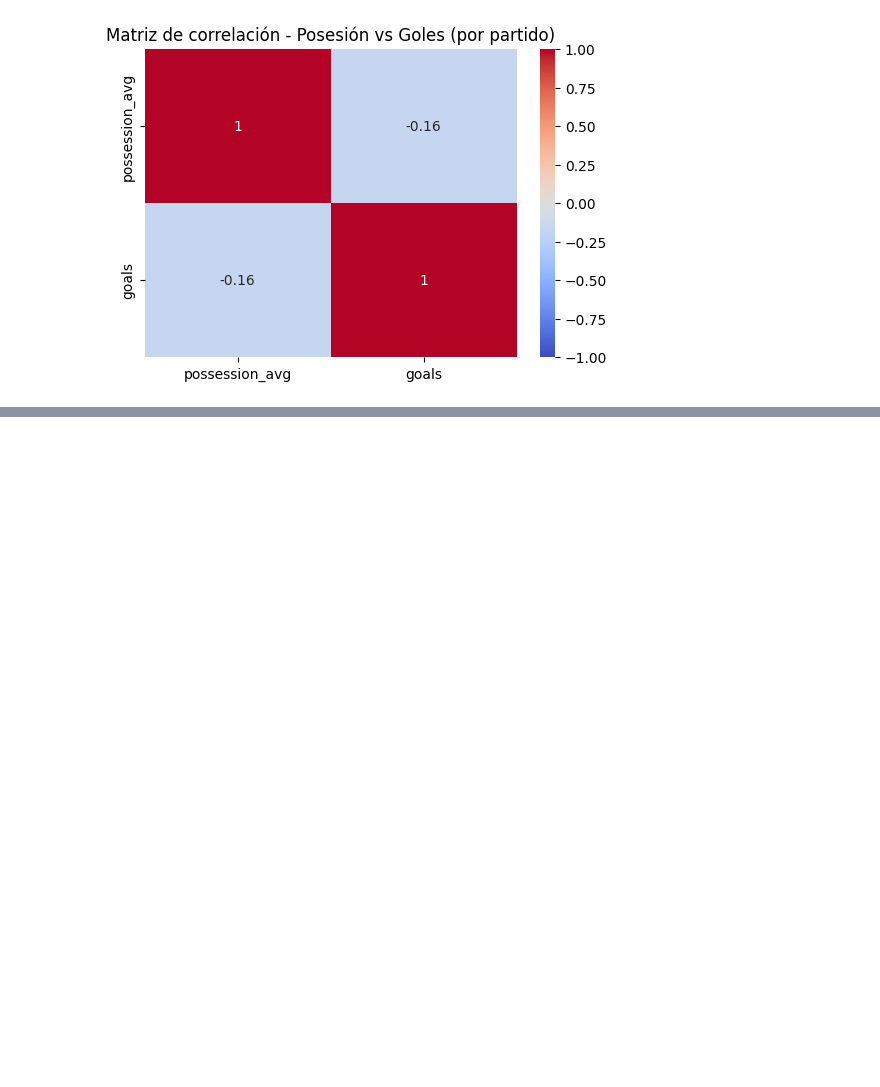
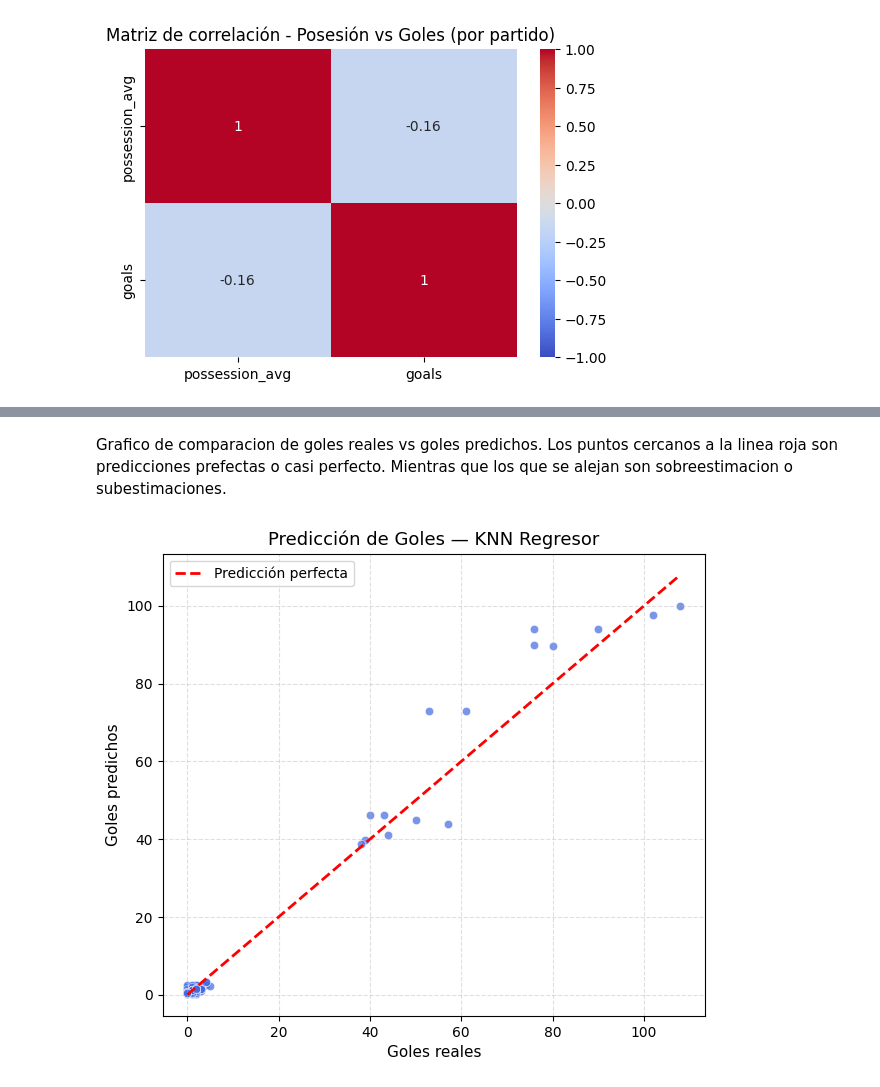
Before and after one commit to VainstubTomas/Aprendizaje_Automatico_Grandes_Datos, a Jupyter notebook: main.ipynb, the cells around one changed output, grey strips where cells are left out. Saved outputs shown, nothing was run; the diff lists cells and outputs as text; code cells hidden in the pictures; blank space fills up the shorter version.

```diff
--- a/main.ipynb
+++ b/main.ipynb
@@ -369,0 +658,22 @@ plt.show()
+# %%
+
+# Variables predictoras
+X = agg_df[['total_shots', 'avg_xG', 'pass_accuracy', 'avg_possession']]
+y = agg_df['goals']
+
+# Escalado
+X_scaled = scaler.fit_transform(X)
+
+# Entrenamiento/test
+X_train, X_test, y_train, y_test = train_test_split(X_scaled, y, test_size=0.3, random_state=42)
+
+# Modelo
+knn_reg = KNeighborsRegressor(n_neighbors=5)
+knn_reg.fit(X_train, y_train)
+
+# Evaluación
+y_pred = knn_reg.predict(X_test)
+
+# R² y RMSE
+print("R²:", r2_score(y_test, y_pred))
+print("RMSE:", np.sqrt(mean_squared_error(y_test, y_pred)))
@@ -369,0 +686,19 @@ plt.show()
+# %% [markdown]
+Grafico de comparacion de goles reales vs goles predichos. Los puntos cercanos a la linea roja son predicciones prefectas o casi perfecto. Mientras que los que se alejan son sobreestimacion o subestimaciones.
+# %%
+plt.figure(figsize=(7,6))
+sns.scatterplot(x=y_test, y=y_pred, alpha=0.7, color='royalblue')
+
+# Línea de referencia perfecta (predicción = realidad)
+plt.plot([y_test.min(), y_test.max()],
+         [y_test.min(), y_test.max()],
+         '--', color='red', linewidth=2, label='Predicción perfecta')
+
+plt.title('Predicción de Goles — KNN Regresor', fontsize=13)
+plt.xlabel('Goles reales', fontsize=11)
+plt.ylabel('Goles predichos', fontsize=11)
+plt.legend()
+plt.grid(True, linestyle='--', alpha=0.4)
+plt.show()
+# %% [output]
+[figure, added]
```
Also changed, not shown: parts of 22 cells of this notebook.
